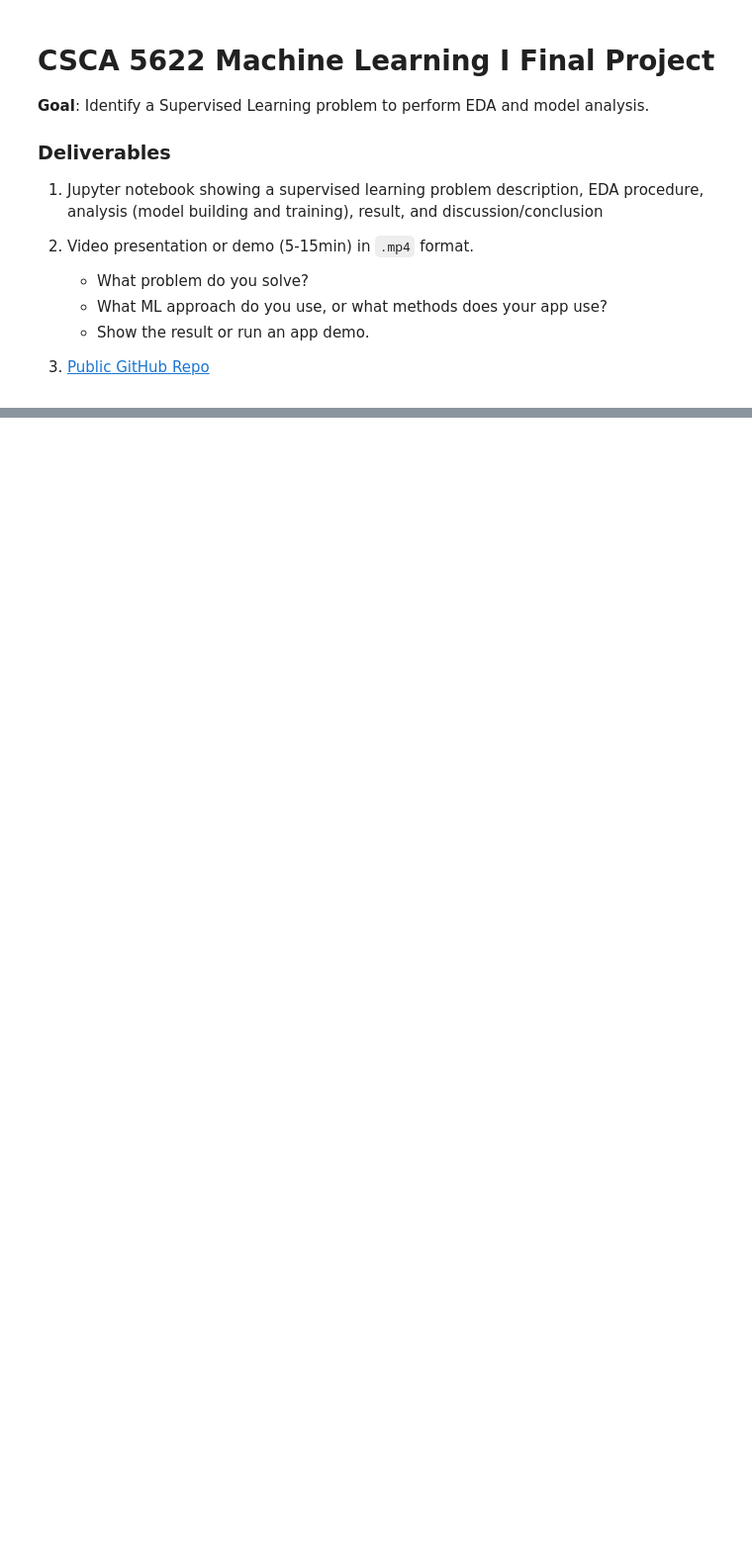
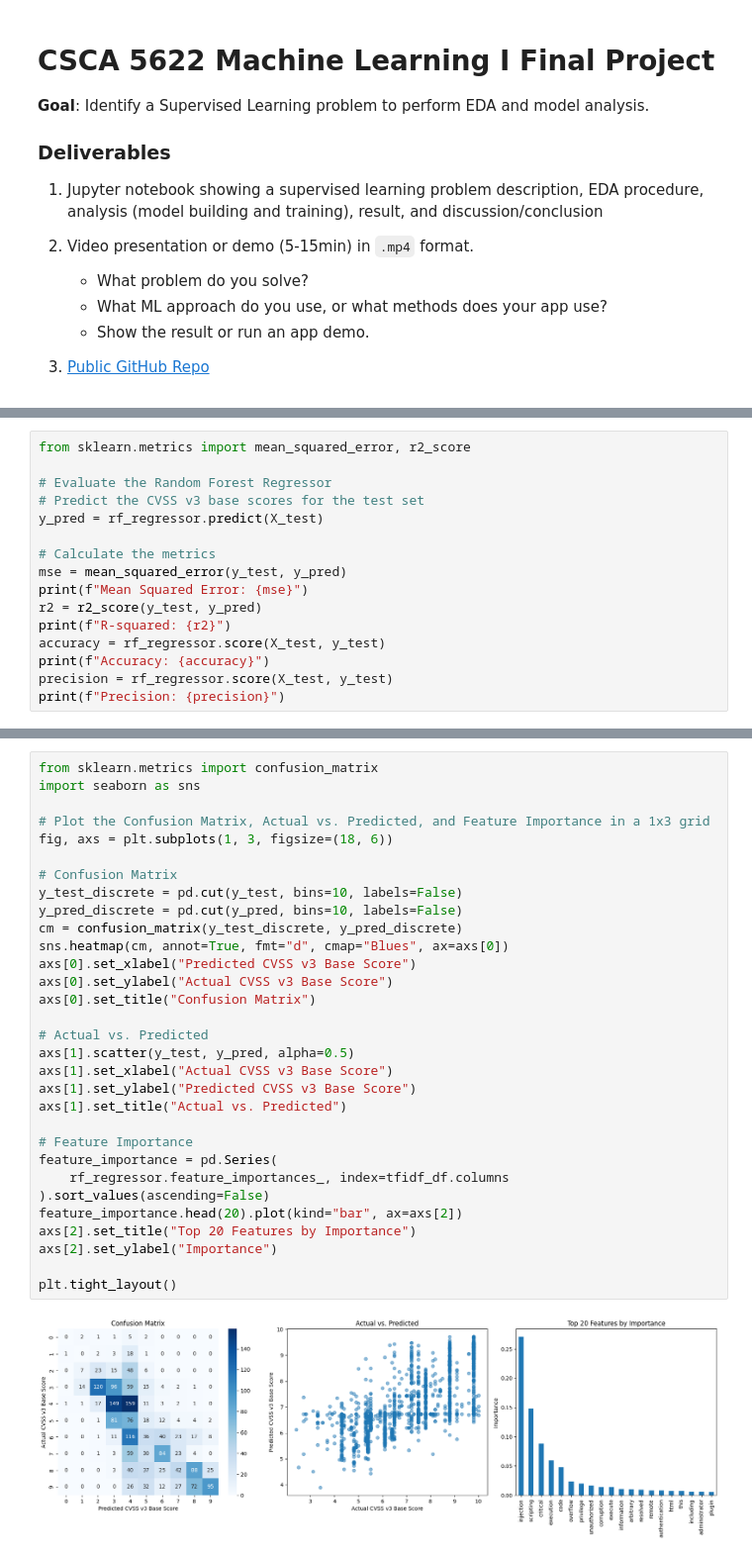
Before and after one commit to davidhwilliams/CSCA-5622-ML-I-Final, a Jupyter notebook: final.ipynb, the cells around one changed output, grey strips where cells are left out. Shown at 99% size. Saved outputs shown, nothing was run; the diff lists cells and outputs as text; blank space fills up the shorter version.

```diff
--- a/final.ipynb
+++ b/final.ipynb
@@ -108,0 +276,16 @@ from sklearn.model_selection import train_test_split
+# %%
+from sklearn.metrics import mean_squared_error, r2_score
+
+# Evaluate the Random Forest Regressor
+# Predict the CVSS v3 base scores for the test set
+y_pred = rf_regressor.predict(X_test)
+
+# Calculate the metrics
+mse = mean_squared_error(y_test, y_pred)
+print(f"Mean Squared Error: {mse}")
+r2 = r2_score(y_test, y_pred)
+print(f"R-squared: {r2}")
+accuracy = rf_regressor.score(X_test, y_test)
+print(f"Accuracy: {accuracy}")
+precision = rf_regressor.score(X_test, y_test)
+print(f"Precision: {precision}")
@@ -108,0 +342,33 @@ from sklearn.model_selection import train_test_split
+# %%
+from sklearn.metrics import confusion_matrix
+import seaborn as sns
+
+# Plot the Confusion Matrix, Actual vs. Predicted, and Feature Importance in a 1x3 grid
+fig, axs = plt.subplots(1, 3, figsize=(18, 6))
+
+# Confusion Matrix
+y_test_discrete = pd.cut(y_test, bins=10, labels=False)
+y_pred_discrete = pd.cut(y_pred, bins=10, labels=False)
+cm = confusion_matrix(y_test_discrete, y_pred_discrete)
+sns.heatmap(cm, annot=True, fmt="d", cmap="Blues", ax=axs[0])
+axs[0].set_xlabel("Predicted CVSS v3 Base Score")
+axs[0].set_ylabel("Actual CVSS v3 Base Score")
+axs[0].set_title("Confusion Matrix")
+
+# Actual vs. Predicted
+axs[1].scatter(y_test, y_pred, alpha=0.5)
+axs[1].set_xlabel("Actual CVSS v3 Base Score")
+axs[1].set_ylabel("Predicted CVSS v3 Base Score")
+axs[1].set_title("Actual vs. Predicted")
+
+# Feature Importance
+feature_importance = pd.Series(
+    rf_regressor.feature_importances_, index=tfidf_df.columns
+).sort_values(ascending=False)
+feature_importance.head(20).plot(kind="bar", ax=axs[2])
+axs[2].set_title("Top 20 Features by Importance")
+axs[2].set_ylabel("Importance")
+
+plt.tight_layout()
+# %% [output]
+[figure, added]
```
Also changed, not shown: parts of 17 cells of this notebook, 1 other file.
